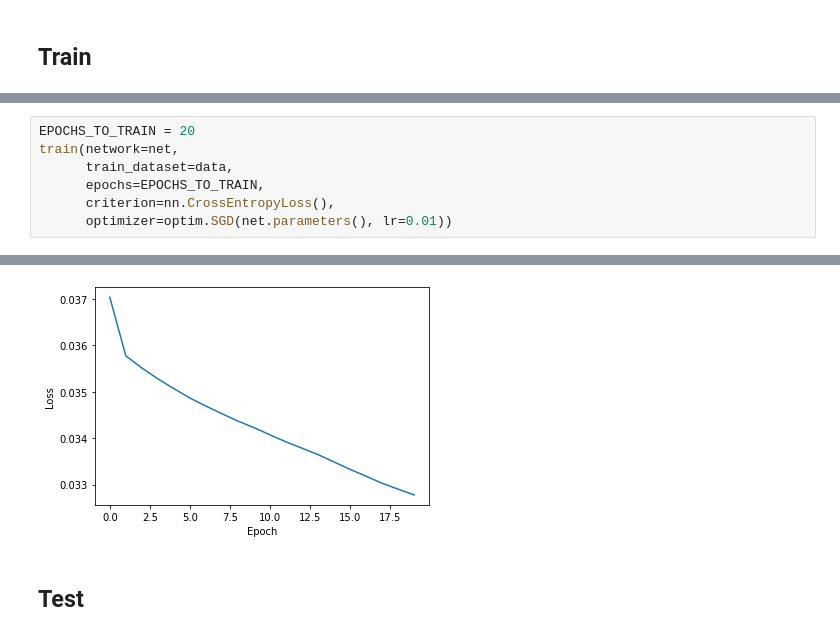
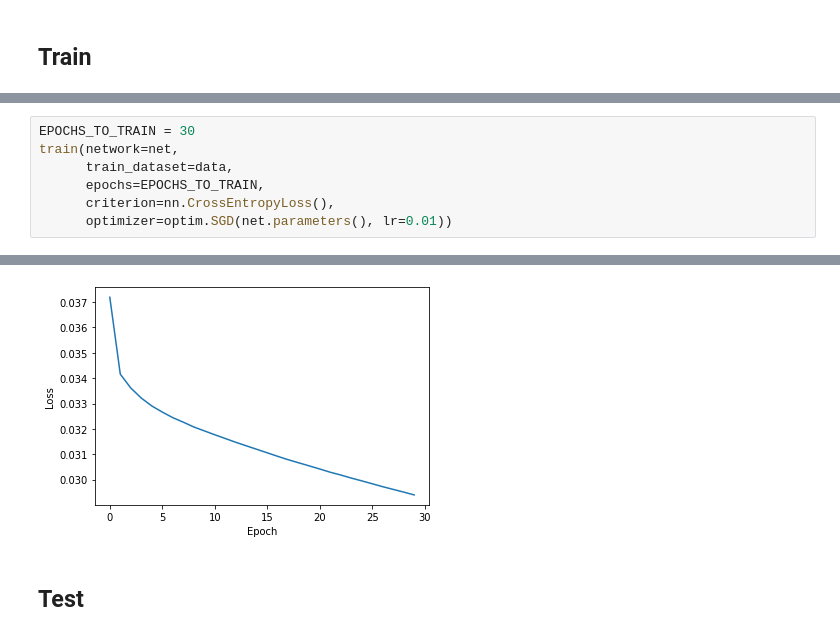
Before and after one commit to kulaginv/cvr_course, a Jupyter notebook: notebooks/nn_sem5_pt2_hw5.ipynb, the cells around one changed output, grey strips where cells are left out. Saved outputs shown, nothing was run; the diff lists cells and outputs as text.

```diff
--- a/notebooks/nn_sem5_pt2_hw5.ipynb
+++ b/notebooks/nn_sem5_pt2_hw5.ipynb
@@ -292,5 +343,5 @@ Net(
 # %%
-EPOCHS_TO_TRAIN = 20
+EPOCHS_TO_TRAIN = 30
 train(network=net,
       train_dataset=data,
       epochs=EPOCHS_TO_TRAIN,
@@ -320,4 +368,4 @@ Epoch       19 Loss: 0.03277631535708922
-[figure, old version]
+[figure, new version]
 # %% [markdown]
 ## Test
 # %%
```
Also changed, not shown: parts of 27 cells of this notebook.
